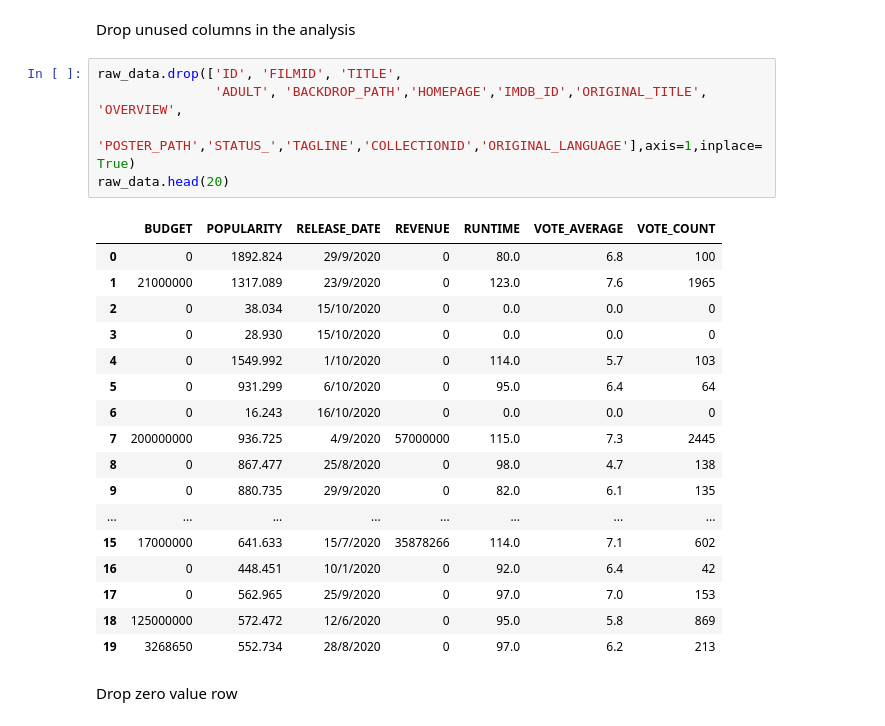
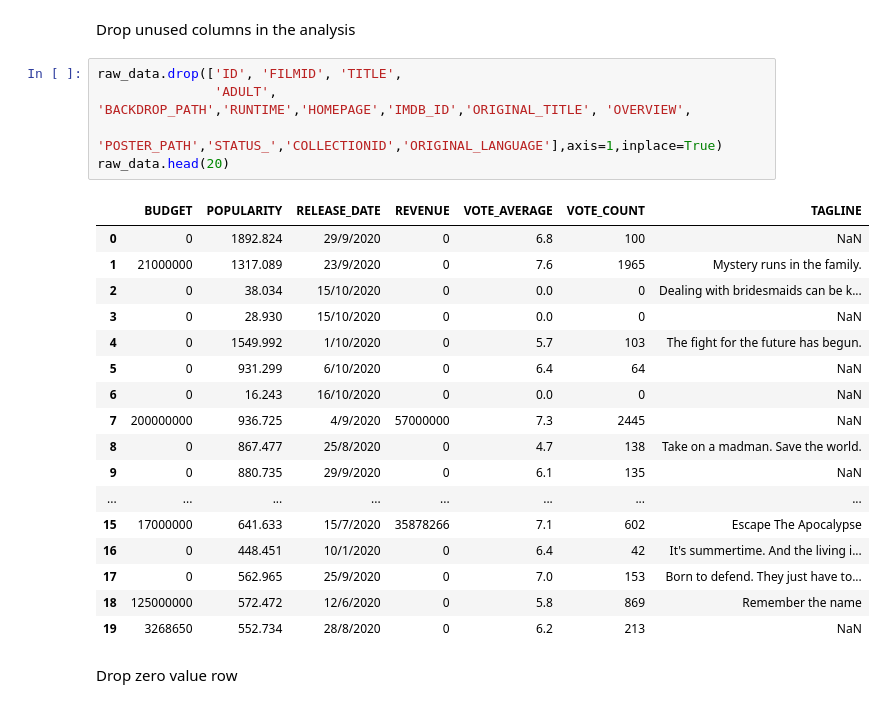
Before and after one commit to EZQQQQ/Movie-Analysis, a Jupyter notebook: data cleaning.ipynb, the cells around one changed output. Cells and saved outputs as stored; diff of their text form.

```diff
--- a/data cleaning.ipynb
+++ b/data cleaning.ipynb
@@ -71,27 +71,27 @@ raw_data.describe()
 Drop unused columns in the analysis
 # %%
 raw_data.drop(['ID', 'FILMID', 'TITLE',
-               'ADULT', 'BACKDROP_PATH','HOMEPAGE','IMDB_ID','ORIGINAL_TITLE', 'OVERVIEW',
-               'POSTER_PATH','STATUS_','TAGLINE','COLLECTIONID','ORIGINAL_LANGUAGE'],axis=1,inplace=True)
+               'ADULT', 'BACKDROP_PATH','RUNTIME','HOMEPAGE','IMDB_ID','ORIGINAL_TITLE', 'OVERVIEW',
+               'POSTER_PATH','STATUS_','COLLECTIONID','ORIGINAL_LANGUAGE'],axis=1,inplace=True)
 raw_data.head(20)
 # %% [output]
-|  | BUDGET | POPULARITY | RELEASE_DATE | REVENUE | RUNTIME | VOTE_AVERAGE | VOTE_COUNT |
-| 0 | 0 | 1892.824 | 29/9/2020 | 0 | 80.0 | 6.8 | 100 |
-| 1 | 21000000 | 1317.089 | 23/9/2020 | 0 | 123.0 | 7.6 | 1965 |
-| 2 | 0 | 38.034 | 15/10/2020 | 0 | 0.0 | 0.0 | 0 |
-| 3 | 0 | 28.930 | 15/10/2020 | 0 | 0.0 | 0.0 | 0 |
-| 4 | 0 | 1549.992 | 1/10/2020 | 0 | 114.0 | 5.7 | 103 |
-| 5 | 0 | 931.299 | 6/10/2020 | 0 | 95.0 | 6.4 | 64 |
-| 6 | 0 | 16.243 | 16/10/2020 | 0 | 0.0 | 0.0 | 0 |
-| 7 | 200000000 | 936.725 | 4/9/2020 | 57000000 | 115.0 | 7.3 | 2445 |
-| 8 | 0 | 867.477 | 25/8/2020 | 0 | 98.0 | 4.7 | 138 |
-| 9 | 0 | 880.735 | 29/9/2020 | 0 | 82.0 | 6.1 | 135 |
+|  | BUDGET | POPULARITY | RELEASE_DATE | REVENUE | VOTE_AVERAGE | VOTE_COUNT | TAGLINE |
+| 0 | 0 | 1892.824 | 29/9/2020 | 0 | 6.8 | 100 | NaN |
+| 1 | 21000000 | 1317.089 | 23/9/2020 | 0 | 7.6 | 1965 | Mystery runs in the family. |
+| 2 | 0 | 38.034 | 15/10/2020 | 0 | 0.0 | 0 | Dealing with bridesmaids can be k... |
+| 3 | 0 | 28.930 | 15/10/2020 | 0 | 0.0 | 0 | NaN |
+| 4 | 0 | 1549.992 | 1/10/2020 | 0 | 5.7 | 103 | The fight for the future has begun. |
+| 5 | 0 | 931.299 | 6/10/2020 | 0 | 6.4 | 64 | NaN |
+| 6 | 0 | 16.243 | 16/10/2020 | 0 | 0.0 | 0 | NaN |
+| 7 | 200000000 | 936.725 | 4/9/2020 | 57000000 | 7.3 | 2445 | NaN |
+| 8 | 0 | 867.477 | 25/8/2020 | 0 | 4.7 | 138 | Take on a madman. Save the world. |
+| 9 | 0 | 880.735 | 29/9/2020 | 0 | 6.1 | 135 | NaN |
 | ... | ... | ... | ... | ... | ... | ... | ... |
-| 15 | 17000000 | 641.633 | 15/7/2020 | 35878266 | 114.0 | 7.1 | 602 |
-| 16 | 0 | 448.451 | 10/1/2020 | 0 | 92.0 | 6.4 | 42 |
-| 17 | 0 | 562.965 | 25/9/2020 | 0 | 97.0 | 7.0 | 153 |
-| 18 | 125000000 | 572.472 | 12/6/2020 | 0 | 95.0 | 5.8 | 869 |
-| 19 | 3268650 | 552.734 | 28/8/2020 | 0 | 97.0 | 6.2 | 213 |
+| 15 | 17000000 | 641.633 | 15/7/2020 | 35878266 | 7.1 | 602 | Escape The Apocalypse |
+| 16 | 0 | 448.451 | 10/1/2020 | 0 | 6.4 | 42 | It's summertime. And the living i... |
+| 17 | 0 | 562.965 | 25/9/2020 | 0 | 7.0 | 153 | Born to defend. They just have to... |
+| 18 | 125000000 | 572.472 | 12/6/2020 | 0 | 5.8 | 869 | Remember the name |
+| 19 | 3268650 | 552.734 | 28/8/2020 | 0 | 6.2 | 213 | NaN |
 # %% [markdown]
 Drop zero value row
 # %%
```
Also changed, not shown: parts of 11 cells of this notebook, 1 other file.
